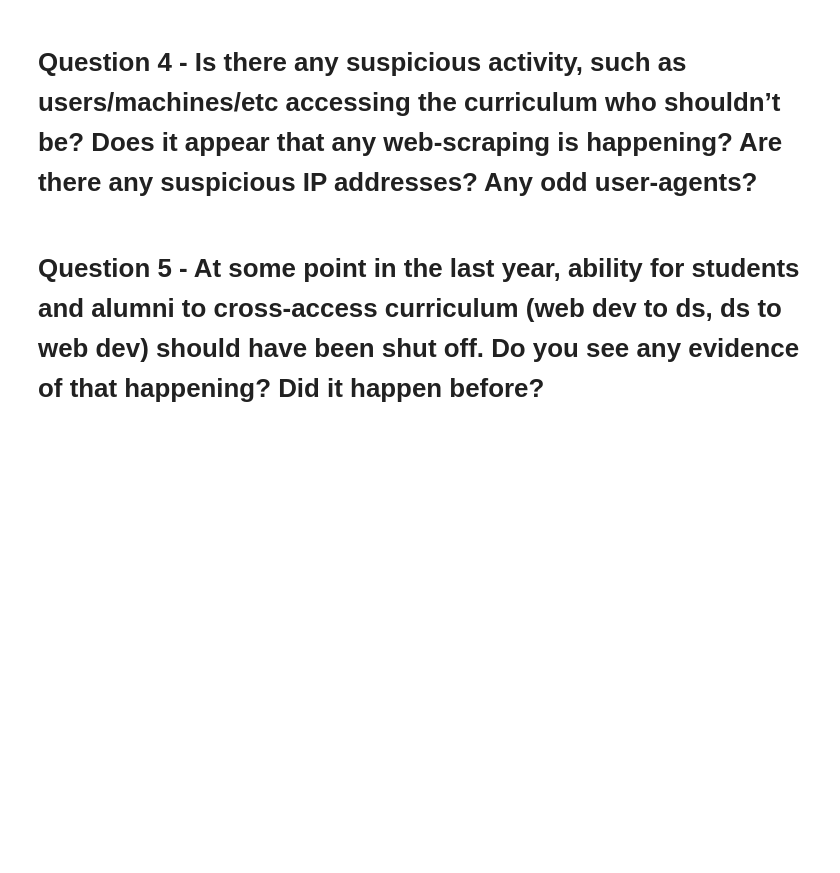
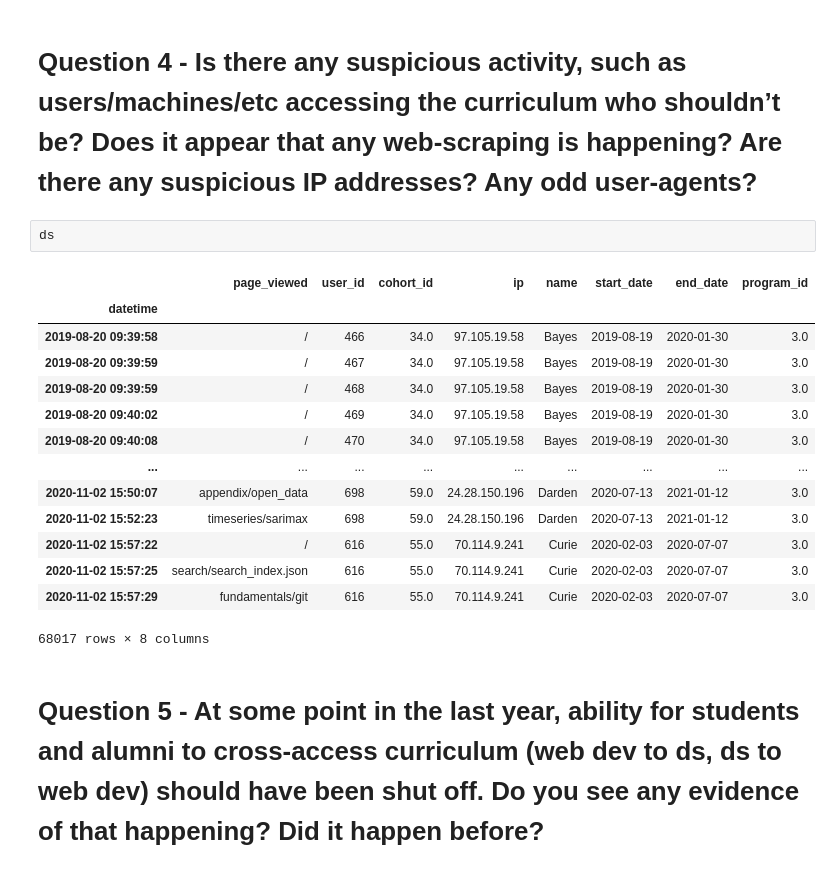
Before and after one commit to SamuelD-Data/anomaly-detection-project, a Jupyter notebook: anomaly_detection_project_notebook.ipynb, the cells around one changed output. Drawn from its saved outputs; the diff is of its cells as text; blank space fills up the shorter version.

```diff
--- a/anomaly_detection_project_notebook.ipynb
+++ b/anomaly_detection_project_notebook.ipynb
@@ -970,6 +971,23 @@ I believe that user 697 is also user 699 since they both used an IP that no one
 User 487 may be an one-time alternate user profile for a Bayes student since they only accessed the site a few times on one particular day near the start of the cohort. It would require a large amount of time to research each user who used the same IP address as user 487 since there are so many of them. It is for this reason that my research of user 487 will end here. If time permits, I will return to this user and research further.
 # %% [markdown]
 # Question 4 - Is there any suspicious activity, such as users/machines/etc accessing the curriculum who shouldn’t be? Does it appear that any web-scraping is happening? Are there any suspicious IP addresses? Any odd user-agents?
+# %%
+ds
+# %% [output]
+|  | page_viewed | user_id | cohort_id | ip | name | start_date | end_date | program_id |
+| datetime |  |  |  |  |  |  |  |  |
+| 2019-08-20 09:39:58 | / | 466 | 34.0 | 97.105.19.58 | Bayes | 2019-08-19 | 2020-01-30 | 3.0 |
+| 2019-08-20 09:39:59 | / | 467 | 34.0 | 97.105.19.58 | Bayes | 2019-08-19 | 2020-01-30 | 3.0 |
+| 2019-08-20 09:39:59 | / | 468 | 34.0 | 97.105.19.58 | Bayes | 2019-08-19 | 2020-01-30 | 3.0 |
+| 2019-08-20 09:40:02 | / | 469 | 34.0 | 97.105.19.58 | Bayes | 2019-08-19 | 2020-01-30 | 3.0 |
+| 2019-08-20 09:40:08 | / | 470 | 34.0 | 97.105.19.58 | Bayes | 2019-08-19 | 2020-01-30 | 3.0 |
+| ... | ... | ... | ... | ... | ... | ... | ... | ... |
+| 2020-11-02 15:50:07 | appendix/open_data | 698 | 59.0 | 24.28.150.196 | Darden | 2020-07-13 | 2021-01-12 | 3.0 |
+| 2020-11-02 15:52:23 | timeseries/sarimax | 698 | 59.0 | 24.28.150.196 | Darden | 2020-07-13 | 2021-01-12 | 3.0 |
+| 2020-11-02 15:57:22 | / | 616 | 55.0 | 70.114.9.241 | Curie | 2020-02-03 | 2020-07-07 | 3.0 |
+| 2020-11-02 15:57:25 | search/search_index.json | 616 | 55.0 | 70.114.9.241 | Curie | 2020-02-03 | 2020-07-07 | 3.0 |
+| 2020-11-02 15:57:29 | fundamentals/git | 616 | 55.0 | 70.114.9.241 | Curie | 2020-02-03 | 2020-07-07 | 3.0 |
+68017 rows × 8 columns
 # %% [markdown]
 # Question 5 - At some point in the last year, ability for students and alumni to cross-access curriculum (web dev to ds, ds to web dev) should have been shut off. Do you see any evidence of that happening? Did it happen before?
 # %% [markdown]
```
Also changed, not shown: parts of 5 cells of this notebook.
